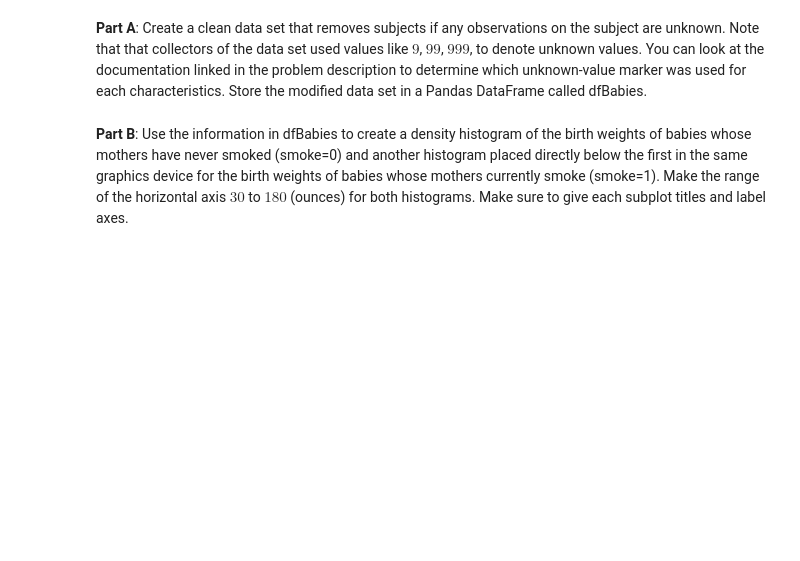
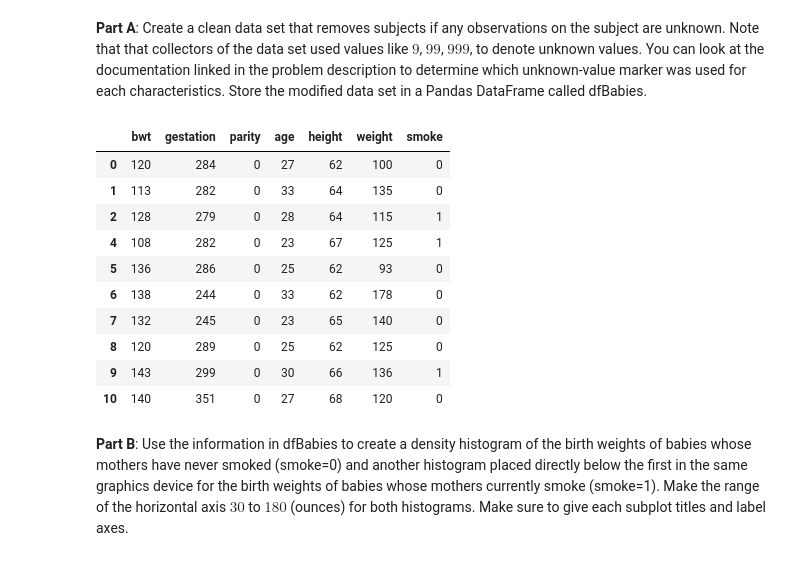
Before and after one commit to howardmonington/friendly-fortnight, a Jupyter notebook: homework/homework1/hmwk01_Kennedy_Alex.ipynb, the cells around one changed output. Cells and saved outputs as stored; diff of their text form; code cells hidden in the pictures; blank space fills up the shorter version.

```diff
--- a/homework/homework1/hmwk01_Kennedy_Alex.ipynb
+++ b/homework/homework1/hmwk01_Kennedy_Alex.ipynb
@@ -654,5 +758,25 @@ df.head(10)
 # %% [markdown]
 
 **Part A**: Create a clean data set that removes subjects if any observations on the subject are unknown.  Note that that collectors of the data set used values like $9$, $99$, $999$, to denote unknown values.  You can look at the documentation linked in the problem description to determine which unknown-value marker was used for each characteristics.  Store the modified data set in a Pandas DataFrame called dfBabies.
+# %%
+dfBabies = (df.loc[df["gestation"] != 999].
+            loc[df["parity"] != 9].
+            loc[df["bwt"] != 999].
+            loc[df["height"] != 99].
+            loc[df["weight"] != 999].
+            loc[df["smoke"] != 9])
+dfclean.head(10)
+# %% [output]
+|  | bwt | gestation | parity | age | height | weight | smoke |
+| 0 | 120 | 284 | 0 | 27 | 62 | 100 | 0 |
+| 1 | 113 | 282 | 0 | 33 | 64 | 135 | 0 |
+| 2 | 128 | 279 | 0 | 28 | 64 | 115 | 1 |
+| 4 | 108 | 282 | 0 | 23 | 67 | 125 | 1 |
+| 5 | 136 | 286 | 0 | 25 | 62 | 93 | 0 |
+| 6 | 138 | 244 | 0 | 33 | 62 | 178 | 0 |
+| 7 | 132 | 245 | 0 | 23 | 65 | 140 | 0 |
+| 8 | 120 | 289 | 0 | 25 | 62 | 125 | 0 |
+| 9 | 143 | 299 | 0 | 30 | 66 | 136 | 1 |
+| 10 | 140 | 351 | 0 | 27 | 68 | 120 | 0 |
 # %% [markdown]
 **Part B**: Use the information in dfBabies to create a density histogram of the birth weights of babies whose mothers have never smoked (smoke=0) and another histogram placed directly below the first in the same graphics device for the birth weights of babies whose mothers currently smoke (smoke=1).  Make the range of the horizontal axis $30$ to $180$ (ounces) for both histograms.  Make sure to give each subplot titles and label axes.
```
Also changed, not shown: parts of 10 cells of this notebook, 4 other files.
